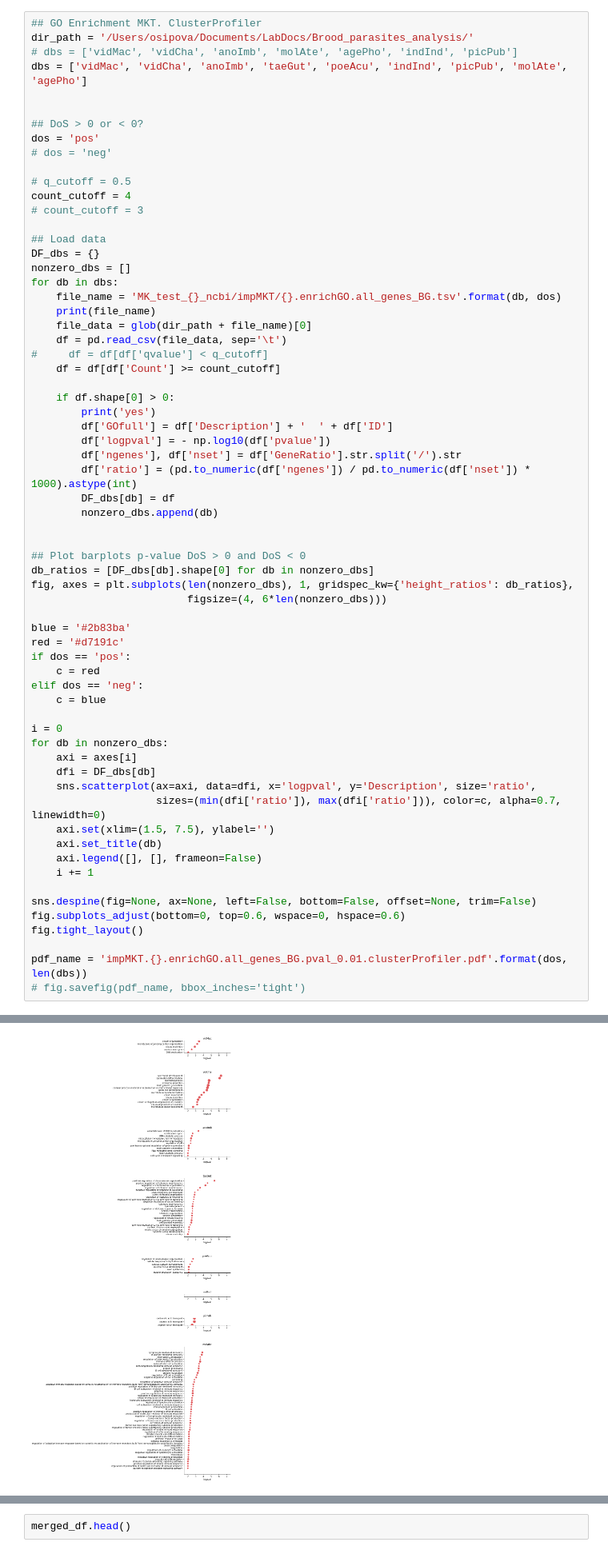
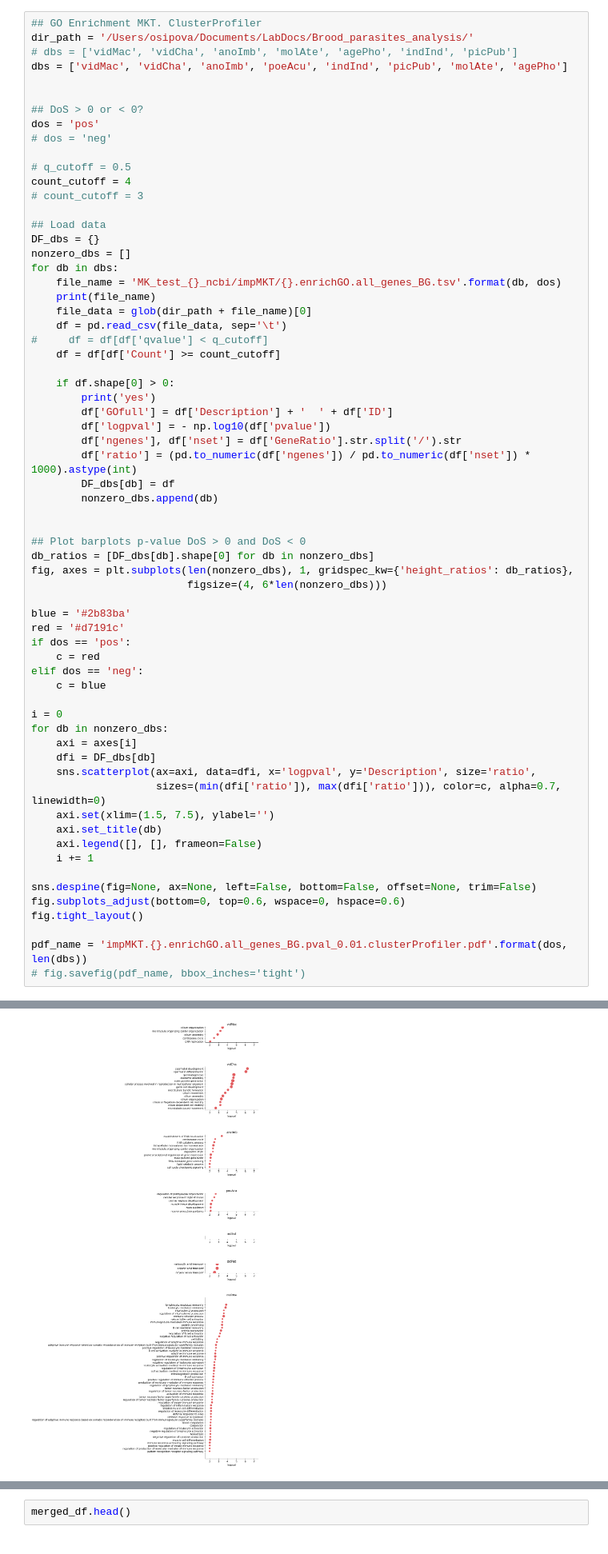
Before and after one commit to osipovarev/Brood_parasites_analysis, a Jupyter notebook: gsea_and_enrichGO_analysis.ipynb, the cells around one changed output, grey strips where cells are left out. Shown: that part at 80% size. Saved outputs shown, nothing was run; the diff lists cells and outputs as text.

```diff
--- a/gsea_and_enrichGO_analysis.ipynb
+++ b/gsea_and_enrichGO_analysis.ipynb
@@ -64,7 +64,7 @@ pdf_name = 'gsea_top_terms.{}clades.clusterProfiler.pdf'.format(len(dbs))
 ## GO Enrichment MKT. ClusterProfiler
 dir_path = '/Users/osipova/Documents/LabDocs/Brood_parasites_analysis/'
 # dbs = ['vidMac', 'vidCha', 'anoImb', 'molAte', 'agePho', 'indInd', 'picPub']
-dbs = ['vidMac', 'vidCha', 'anoImb', 'taeGut', 'poeAcu', 'indInd', 'picPub', 'molAte', 'agePho']
+dbs = ['vidMac', 'vidCha', 'anoImb', 'poeAcu', 'indInd', 'picPub', 'molAte', 'agePho']
 
 
 ## DoS > 0 or < 0?
@@ -136,14 +134,14 @@ MK_test_taeGut_ncbi/impMKT/pos.enrichGO.all_genes_BG.tsv
 yes
 MK_test_poeAcu_ncbi/impMKT/pos.enrichGO.all_genes_BG.tsv
 yes
 MK_test_indInd_ncbi/impMKT/pos.enrichGO.all_genes_BG.tsv
 yes
 MK_test_picPub_ncbi/impMKT/pos.enrichGO.all_genes_BG.tsv
 yes
 MK_test_molAte_ncbi/impMKT/pos.enrichGO.all_genes_BG.tsv
 yes
 MK_test_agePho_ncbi/impMKT/pos.enrichGO.all_genes_BG.tsv
-[figure, old version]
+[figure, new version]
 # %%
 ### Make a heatmap for convergent terms
 
```
Also changed, not shown: parts of 1 cell of this notebook, 1 other file.
